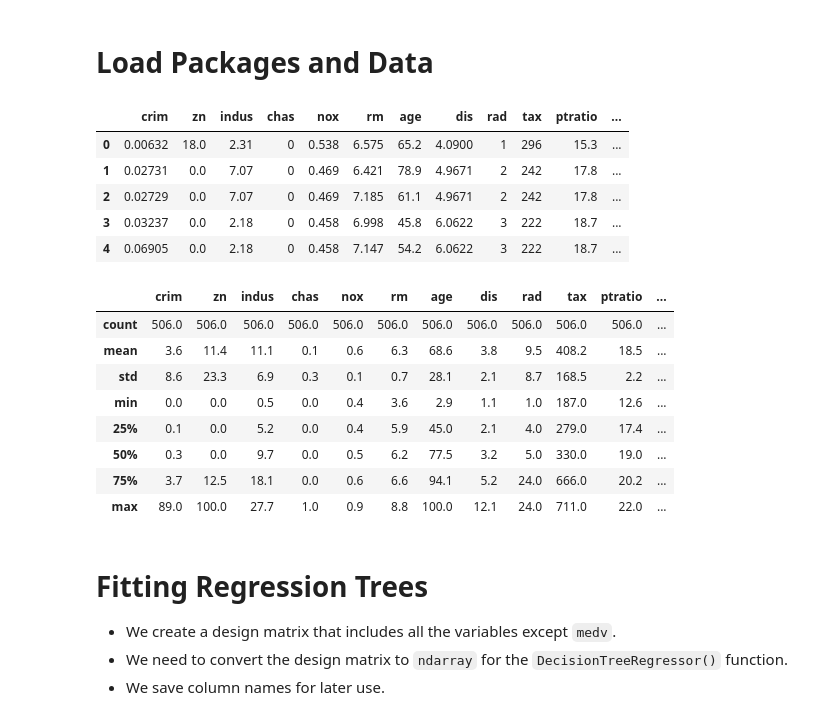
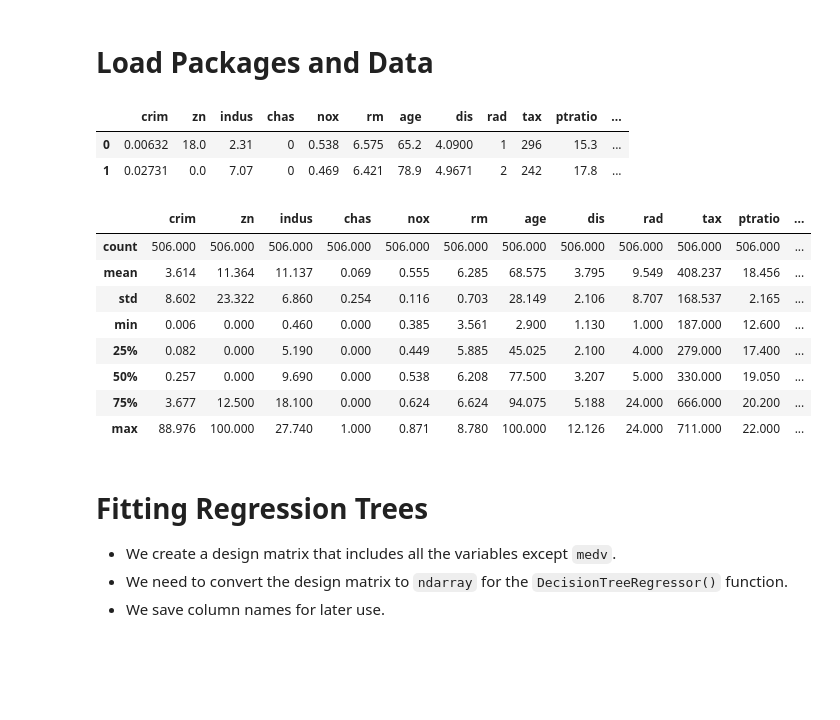
Before and after one commit to htdbui/ISLP_Lab, a Jupyter notebook: Boston.ipynb, the cells around one changed output. Cells and saved outputs as stored; diff of their text form; code cells hidden in the pictures; blank space fills up the shorter version.

```diff
--- a/Boston.ipynb
+++ b/Boston.ipynb
@@ -34,26 +34,23 @@ from ISLP.models import ModelSpec as MS
 from ISLP.bart import BART
 # %%
 Boston = load_data("Boston")
-Boston.head()
+Boston.head(2)
 # %% [output]
 |  | crim | zn | indus | chas | nox | rm | age | dis | rad | tax | ptratio | ... |
 | 0 | 0.00632 | 18.0 | 2.31 | 0 | 0.538 | 6.575 | 65.2 | 4.0900 | 1 | 296 | 15.3 | ... |
 | 1 | 0.02731 | 0.0 | 7.07 | 0 | 0.469 | 6.421 | 78.9 | 4.9671 | 2 | 242 | 17.8 | ... |
-| 2 | 0.02729 | 0.0 | 7.07 | 0 | 0.469 | 7.185 | 61.1 | 4.9671 | 2 | 242 | 17.8 | ... |
-| 3 | 0.03237 | 0.0 | 2.18 | 0 | 0.458 | 6.998 | 45.8 | 6.0622 | 3 | 222 | 18.7 | ... |
-| 4 | 0.06905 | 0.0 | 2.18 | 0 | 0.458 | 7.147 | 54.2 | 6.0622 | 3 | 222 | 18.7 | ... |
 # %%
-Boston.describe().round(1)
+Boston.describe().round(3)
 # %% [output]
 |  | crim | zn | indus | chas | nox | rm | age | dis | rad | tax | ptratio | ... |
-| count | 506.0 | 506.0 | 506.0 | 506.0 | 506.0 | 506.0 | 506.0 | 506.0 | 506.0 | 506.0 | 506.0 | ... |
-| mean | 3.6 | 11.4 | 11.1 | 0.1 | 0.6 | 6.3 | 68.6 | 3.8 | 9.5 | 408.2 | 18.5 | ... |
-| std | 8.6 | 23.3 | 6.9 | 0.3 | 0.1 | 0.7 | 28.1 | 2.1 | 8.7 | 168.5 | 2.2 | ... |
-| min | 0.0 | 0.0 | 0.5 | 0.0 | 0.4 | 3.6 | 2.9 | 1.1 | 1.0 | 187.0 | 12.6 | ... |
-| 25% | 0.1 | 0.0 | 5.2 | 0.0 | 0.4 | 5.9 | 45.0 | 2.1 | 4.0 | 279.0 | 17.4 | ... |
-| 50% | 0.3 | 0.0 | 9.7 | 0.0 | 0.5 | 6.2 | 77.5 | 3.2 | 5.0 | 330.0 | 19.0 | ... |
-| 75% | 3.7 | 12.5 | 18.1 | 0.0 | 0.6 | 6.6 | 94.1 | 5.2 | 24.0 | 666.0 | 20.2 | ... |
-| max | 89.0 | 100.0 | 27.7 | 1.0 | 0.9 | 8.8 | 100.0 | 12.1 | 24.0 | 711.0 | 22.0 | ... |
+| count | 506.000 | 506.000 | 506.000 | 506.000 | 506.000 | 506.000 | 506.000 | 506.000 | 506.000 | 506.000 | 506.000 | ... |
+| mean | 3.614 | 11.364 | 11.137 | 0.069 | 0.555 | 6.285 | 68.575 | 3.795 | 9.549 | 408.237 | 18.456 | ... |
+| std | 8.602 | 23.322 | 6.860 | 0.254 | 0.116 | 0.703 | 28.149 | 2.106 | 8.707 | 168.537 | 2.165 | ... |
+| min | 0.006 | 0.000 | 0.460 | 0.000 | 0.385 | 3.561 | 2.900 | 1.130 | 1.000 | 187.000 | 12.600 | ... |
+| 25% | 0.082 | 0.000 | 5.190 | 0.000 | 0.449 | 5.885 | 45.025 | 2.100 | 4.000 | 279.000 | 17.400 | ... |
+| 50% | 0.257 | 0.000 | 9.690 | 0.000 | 0.538 | 6.208 | 77.500 | 3.207 | 5.000 | 330.000 | 19.050 | ... |
+| 75% | 3.677 | 12.500 | 18.100 | 0.000 | 0.624 | 6.624 | 94.075 | 5.188 | 24.000 | 666.000 | 20.200 | ... |
+| max | 88.976 | 100.000 | 27.740 | 1.000 | 0.871 | 8.780 | 100.000 | 12.126 | 24.000 | 711.000 | 22.000 | ... |
 # %% [markdown]
 # Fitting Regression Trees
 - We create a design matrix that includes all the variables except `medv`.
```
Also changed, not shown: parts of 6 cells of this notebook.
